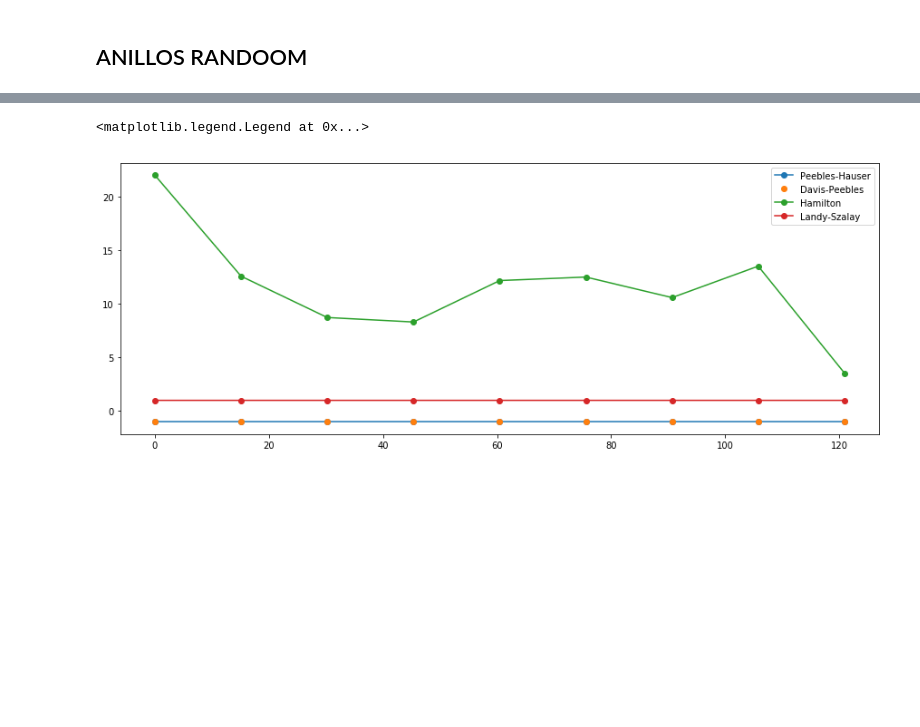
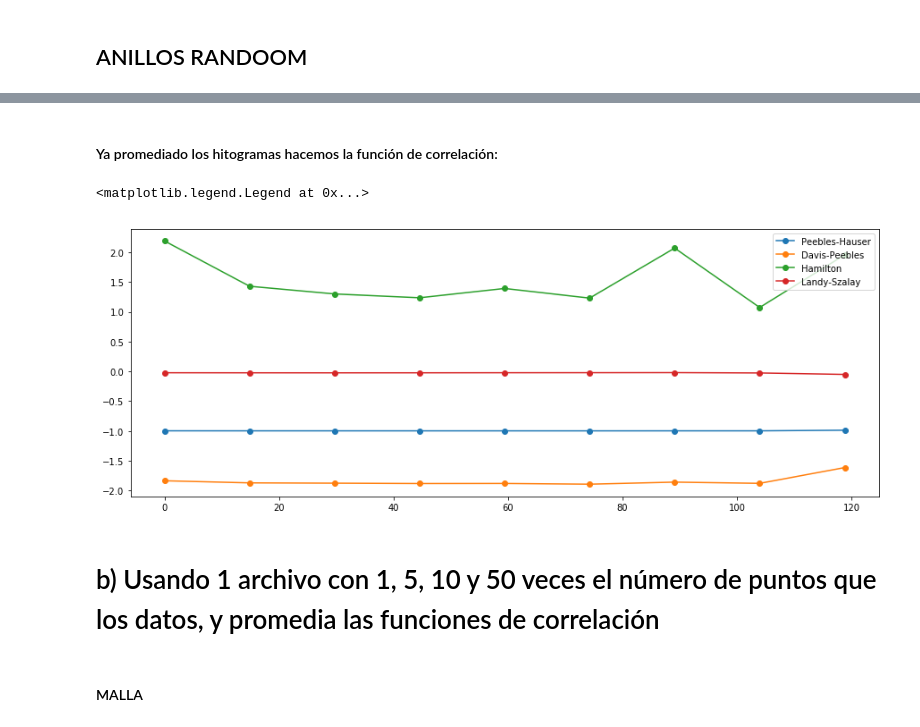
Before and after one commit to CosmoStats/cosmostats2018-Oscar2401, a Jupyter notebook: 2daParte/Ejercicio2/Parte_4.ipynb, the cells around one changed output, grey strips where cells are left out. Drawn from its saved outputs; the diff is of its cells as text; code cells hidden in the pictures; blank space fills up the shorter version.

```diff
--- a/2daParte/Ejercicio2/Parte_4.ipynb
+++ b/2daParte/Ejercicio2/Parte_4.ipynb
@@ -73,11 +96,13 @@ def Pee_Hau(DD,RR,Nd,Nr):
 # %%
 def Dav_Pee(DD,DR,Nd,Nr):
-    n = pow((Nr*(Nr-1))/(Nd*(Nd-1)),0.5)
-    return ((np.divide(DD,DR))/(n)) -1
+    n = (2*Nr)/(Nd-1)
+    return ((np.divide(DD,DR))*(n)) - 2
 # %%
-def Hamilton(DD,RR,DR):
-    return np.divide(DD*RR,np.power(DR,2))-1
+def Hamilton(DD,RR,DR,Nd,Nr):
+    n = 4* Nd * Nr / ((Nd-1)*(Nr-1))
+    return np.divide(DD*RR,np.power(DR,2)) -1
 # %%
 def Lan_Sza(DD,RR,DR,Nd,Nr):
-    n = pow((Nr*(Nr-1))/(Nd*(Nd-1)),0.5)
-    return 1 + ((np.divide(DD,RR))/pow(n,2)) - 2*((np.divide(DR,RR))/n)
+    n_1 = (Nr*(Nr-1))/(Nd*(Nd-1))
+    n_2 = (Nr-1)/(2*Nd)
+    return  ((np.divide(DD,RR))*n_1) - 2*((np.divide(DR,RR))*n_2)
@@ -389,15 +428,21 @@ DR_anillos_r, bins_DR_anillos_r  = Histo_dist_com_2(dis_DR_anillos_r_1, dis_DR_a
+# %% [markdown]
+#### Ya promediado los hitogramas hacemos la función de correlación:
 # %%
-PH_anillos_r = Pee_Hau(DD_anillos_r,RR_anillos_r,len(anillos_r),len(R_anillos_r))
-DP_anillos_r = Dav_Pee(DD_anillos_r,DR_anillos_r,len(anillos_r),len(R_anillos_r))
-HM_anillos_r = Hamilton(DD_anillos_r,RR_anillos_r,DR_anillos_r)
-LS_anillos_r = Lan_Sza(DD_anillos_r,RR_anillos_r,DR_anillos_r,len(anillos_r),len(R_anillos_r))
+PH_anillos_r = Pee_Hau(DD_anillos_r,RR_anillos_r,len(anillos_r),len(R_anillos_r_1))
+DP_anillos_r = Dav_Pee(DD_anillos_r,DR_anillos_r,len(anillos_r),len(R_anillos_r_1))
+HM_anillos_r = Hamilton(DD_anillos_r,RR_anillos_r,DR_anillos_r,len(anillos_r),len(R_anillos_r_1))
+LS_anillos_r = Lan_Sza(DD_anillos_r,RR_anillos_r,DR_anillos_r,len(anillos_r),len(R_anillos_r_1))
 # %%
 plt.figure(figsize=(15,5.5))
 plt.plot(bins_R_anillos_r[:-1],PH_anillos_r,'o-',label='Peebles-Hauser')
-plt.plot(bins_R_anillos_r[:-1],DP_anillos_r,'o',label='Davis-Peebles')
+plt.plot(bins_R_anillos_r[:-1],DP_anillos_r,'o-',label='Davis-Peebles')
 plt.plot(bins_R_anillos_r[:-1],HM_anillos_r,'o-',label='Hamilton')
 plt.plot(bins_R_anillos_r[:-1],LS_anillos_r,'o-',label='Landy-Szalay')
 plt.legend()
 # %% [output]
 <matplotlib.legend.Legend at 0x...>
-[figure, old version]
+[figure, new version]
+# %% [markdown]
+# b) Usando 1 archivo con 1, 5, 10 y 50 veces el número de puntos que los datos, y promedia las funciones de correlación
+# %% [markdown]
+#### MALLA
```
Also changed, not shown: parts of 48 cells of this notebook, 5 other files.
